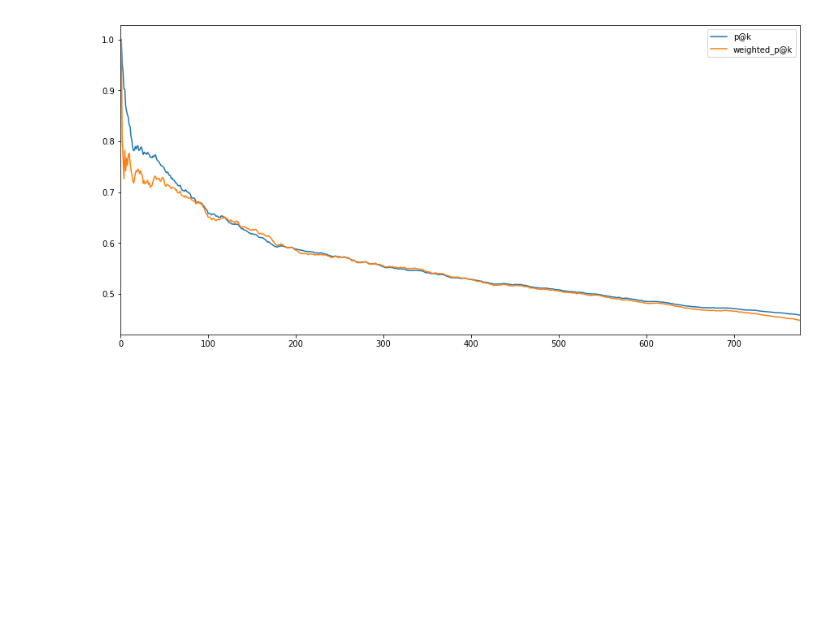
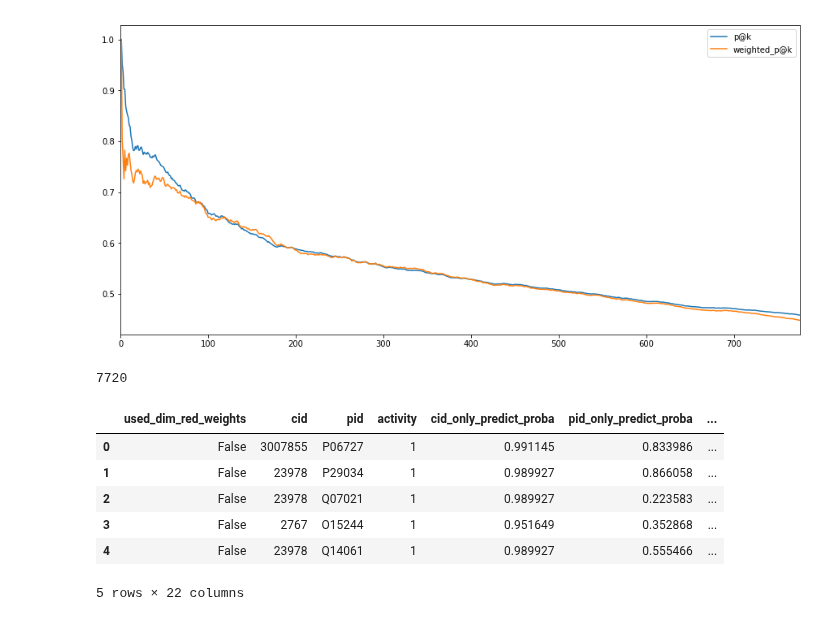
Before and after one commit to BrianDavisMath/FDA-COVID19, a Jupyter notebook: notebooks/p@k plots.ipynb, the cells around one changed output. Saved outputs shown, nothing was run; the diff lists cells and outputs as text; code cells hidden in the pictures; blank space fills up the shorter version.

```diff
--- a/notebooks/p@k plots.ipynb
+++ b/notebooks/p@k plots.ipynb
@@ -278,3 +278,23 @@ fig, ax = plt.subplots(figsize=(15,7))
 _ = df_results[['p@k', 'weighted_p@k']].plot(ax=ax)
 # %% [output]
 [figure]
+# %%
+# Now test p@k and weighted p@k over the product of the four LDA weights (binary and continuous over pid and cid)
+
+df_probabilities = pd.read_csv('p_at_k_data/probabilities.csv').drop_duplicates(['cid', 'pid'])
+df_probabilities.sort_values(by='combined_predict_proba', ascending=False, inplace=True)
+
+merged_df.drop_duplicates(['cid', 'pid'], inplace=True)
+df_validation = pd.merge(df_probabilities, merged_df.drop(['activity'], axis=1), how='inner', on=['cid','pid'])
+
+print(len(df_validation))
+df_validation.head()
+# %% [output]
+7720
+|  | used_dim_red_weights | cid | pid | activity | cid_only_predict_proba | pid_only_predict_proba | ... |
+| 0 | False | 3007855 | P06727 | 1 | 0.991145 | 0.833986 | ... |
+| 1 | False | 23978 | P29034 | 1 | 0.989927 | 0.866058 | ... |
+| 2 | False | 23978 | Q07021 | 1 | 0.989927 | 0.223583 | ... |
+| 3 | False | 2767 | O15244 | 1 | 0.951649 | 0.352868 | ... |
+| 4 | False | 23978 | Q14061 | 1 | 0.989927 | 0.555466 | ... |
+5 rows × 22 columns
```
Also changed, not shown: parts of 11 cells of this notebook.
